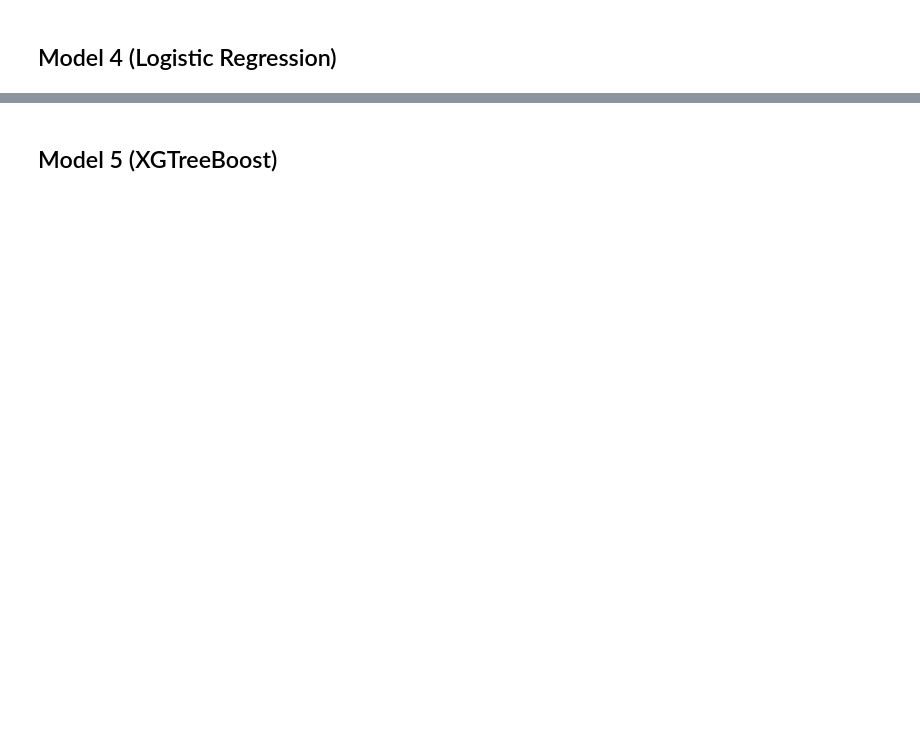
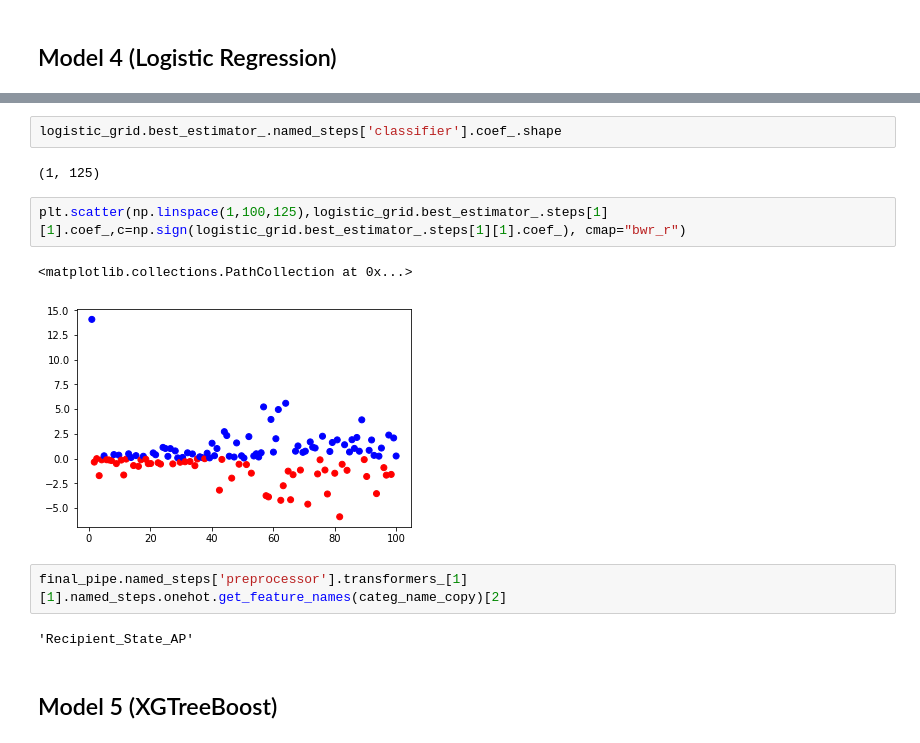
Before and after one commit to aml-spring-19/homework-3-rr3201_at3250, a Jupyter notebook: Task2.ipynb, the cells around one changed output, grey strips where cells are left out. Saved outputs shown, nothing was run; the diff lists cells and outputs as text; blank space fills up the shorter version.

```diff
--- a/Task2.ipynb
+++ b/Task2.ipynb
@@ -402,3 +502,16 @@ Logistic Regression:
+# %%
+logistic_grid.best_estimator_.named_steps['classifier'].coef_.shape
+# %% [output]
+(1, 125)
+# %%
+plt.scatter(np.linspace(1,100,125),logistic_grid.best_estimator_.steps[1][1].coef_,c=np.sign(logistic_grid.best_estimator_.steps[1][1].coef_), cmap="bwr_r")
+# %% [output]
+<matplotlib.collections.PathCollection at 0x...>
+[figure, added]
+# %%
+final_pipe.named_steps['preprocessor'].transformers_[1][1].named_steps.onehot.get_feature_names(categ_name_copy)[2]
+# %% [output]
+'Recipient_State_AP'
 # %% [markdown]
 ## Model 5 (XGTreeBoost)
 # %%
```
Also changed, not shown: parts of 34 cells of this notebook.
